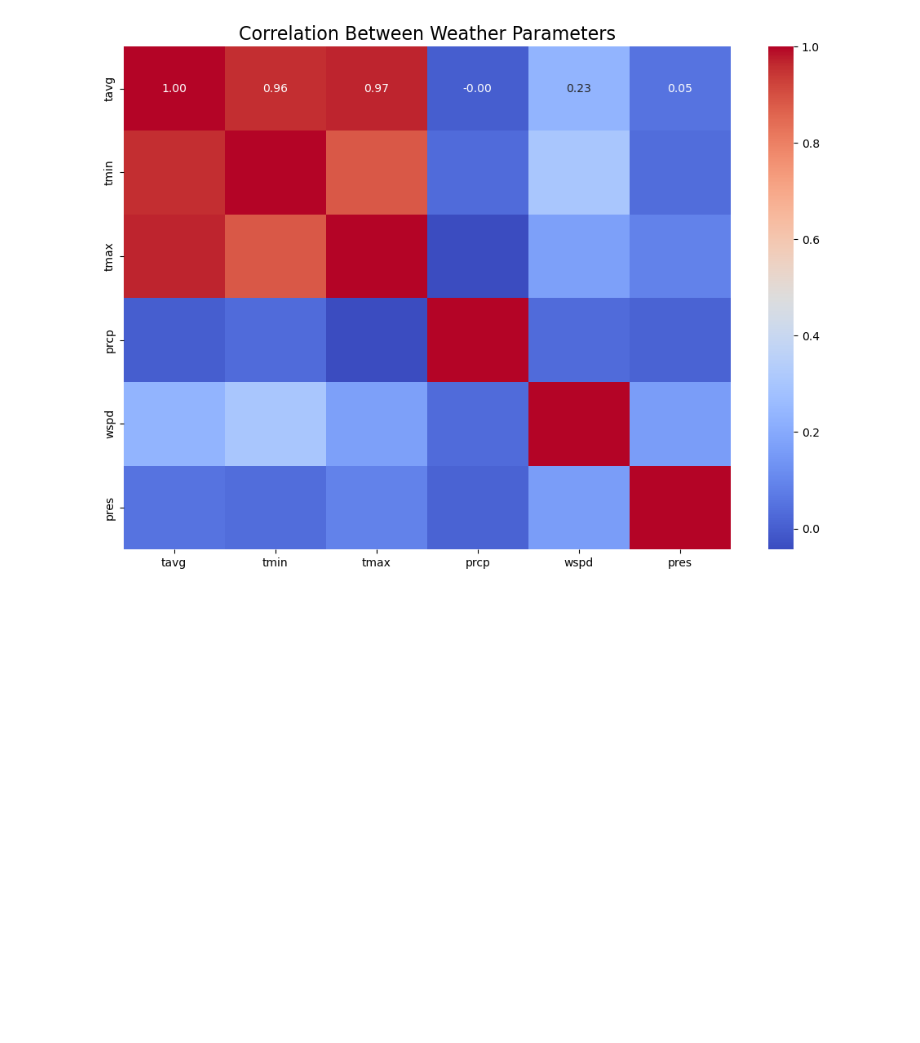
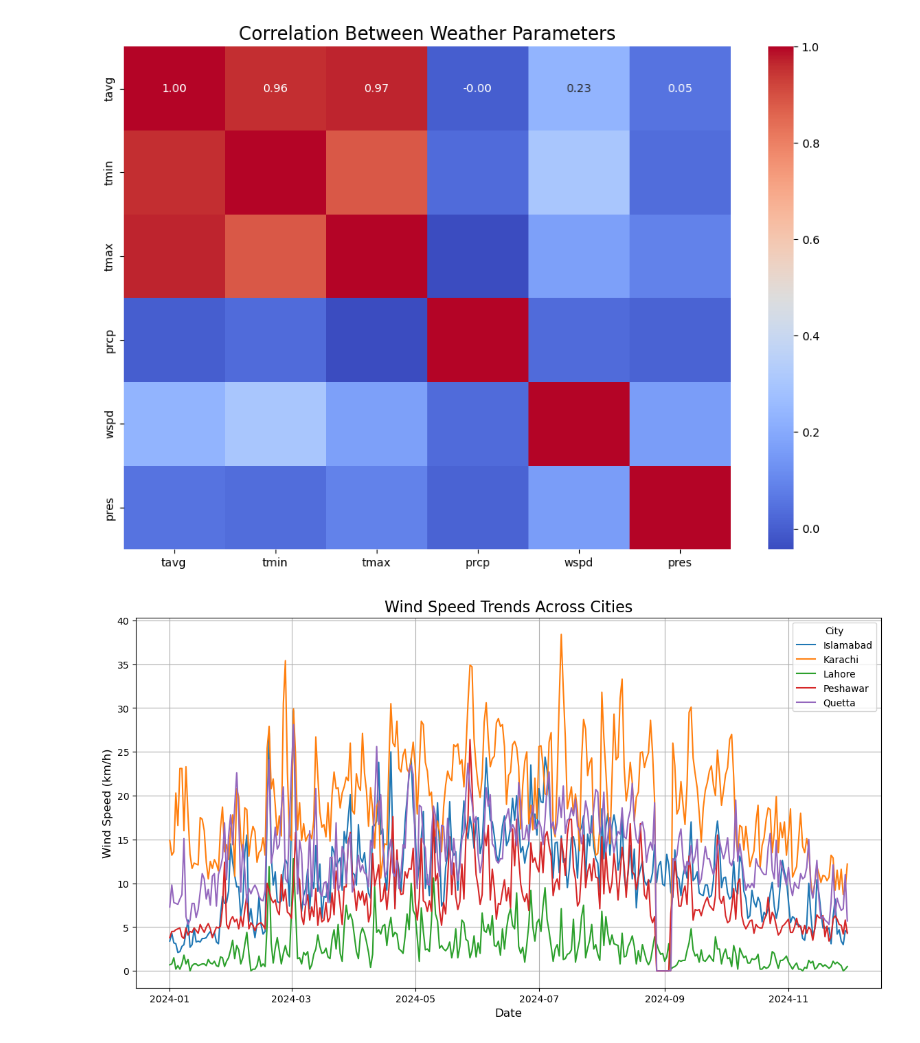
Before and after one commit to Raza-Baqir/Smart_City_Monitoring_Visualization, a Jupyter notebook: final_code.ipynb, the cells around one changed output. Cells and saved outputs as stored; diff of their text form; code cells hidden in the pictures; blank space fills up the shorter version.

Commit message:
feat: Add wind speed trends visualization across cities

```diff
--- a/final_code.ipynb
+++ b/final_code.ipynb
@@ -94,3 +94,17 @@ plt.title('Correlation Between Weather Parameters', fontsize=16)
 plt.show()
 # %% [output]
 [figure]
+# %%
+# Plot wind speed trends across all cities
+plt.figure(figsize=(14, 7))  # Set figure size
+sns.lineplot(data=combined_data, x='date', y='wspd', hue='city', palette='tab10')  # Line plot for wind speed
+
+# Add title, axis labels, and legend
+plt.title('Wind Speed Trends Across Cities', fontsize=16)
+plt.xlabel('Date', fontsize=12)
+plt.ylabel('Wind Speed (km/h)', fontsize=12)
+plt.legend(title='City')  # Add legend
+plt.grid(True)  # Add grid for better readability
+plt.show()
+# %% [output]
+[figure, added]
```
Also changed, not shown: 1 other file.
